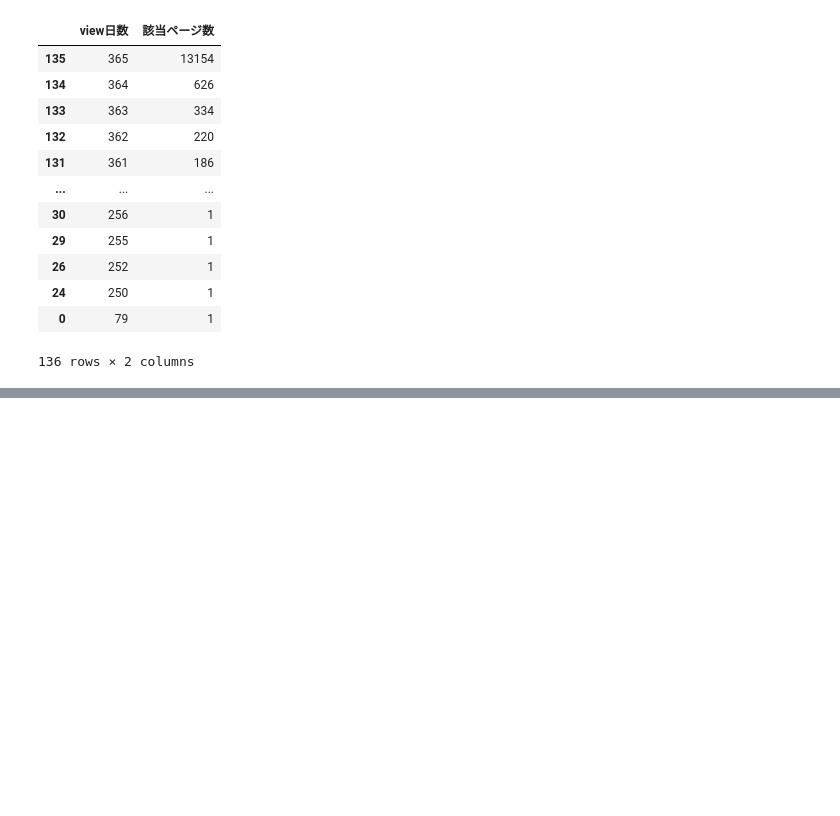
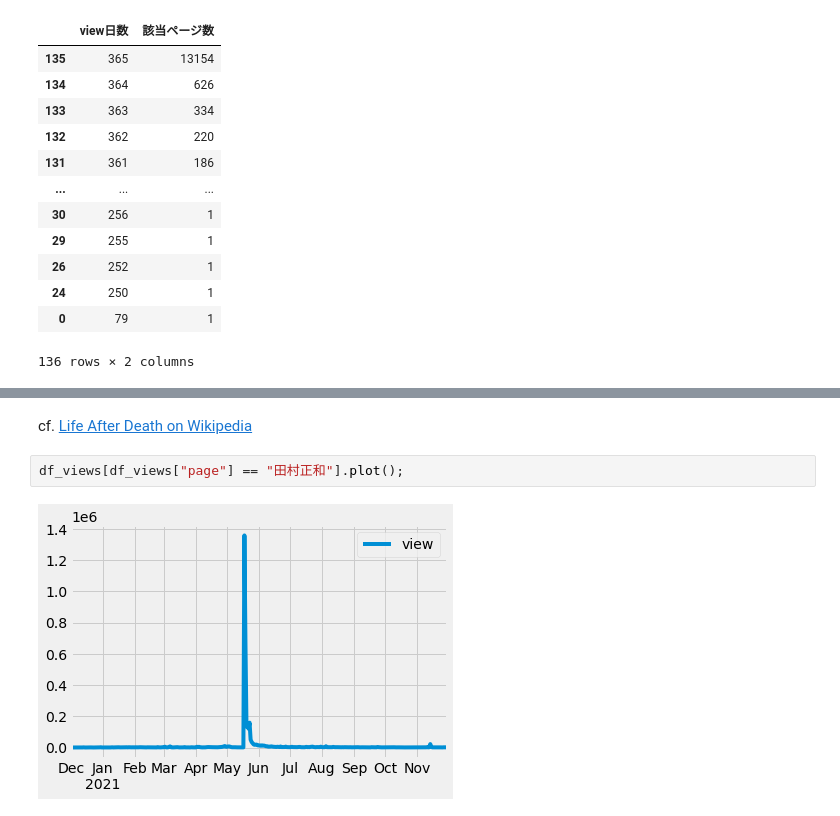
Before and after one commit to sorami/people-map-japan, a Jupyter notebook: preparation/code/3_page_views.ipynb, the cells around one changed output, grey strips where cells are left out. Cells and saved outputs as stored; diff of their text form; blank space fills up the shorter version.

```diff
--- a/preparation/code/3_page_views.ipynb
+++ b/preparation/code/3_page_views.ipynb
@@ -135,0 +190,6 @@ df_count.groupby("view日数").count()\
+# %% [markdown]
+cf. [Life After Death on Wikipedia](https://pudding.cool/2018/08/wiki-death/)
+# %%
+df_views[df_views["page"] == "田村正和"].plot();
+# %% [output]
+[figure, added]
```
Also changed, not shown: parts of 16 cells of this notebook.
